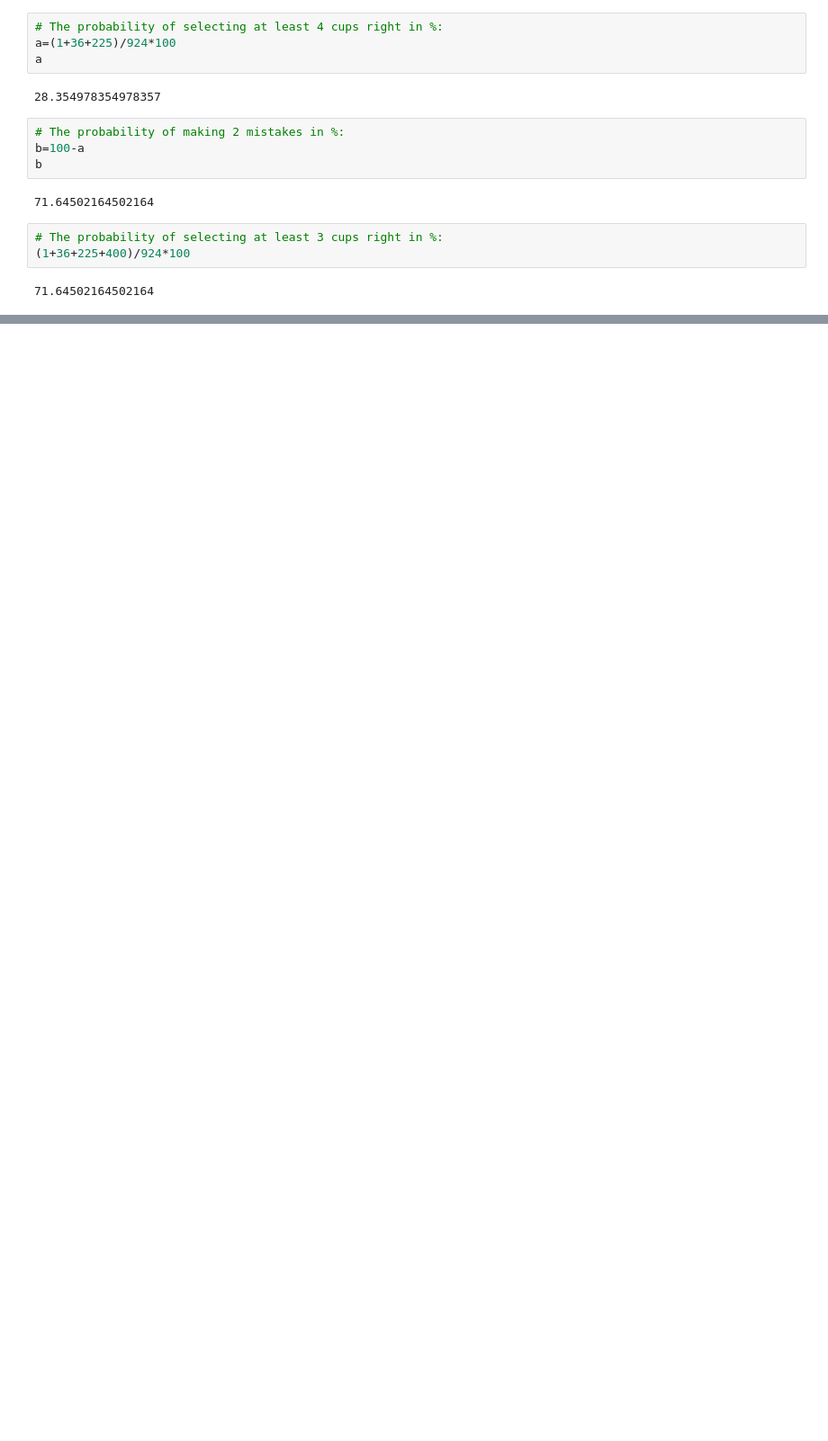
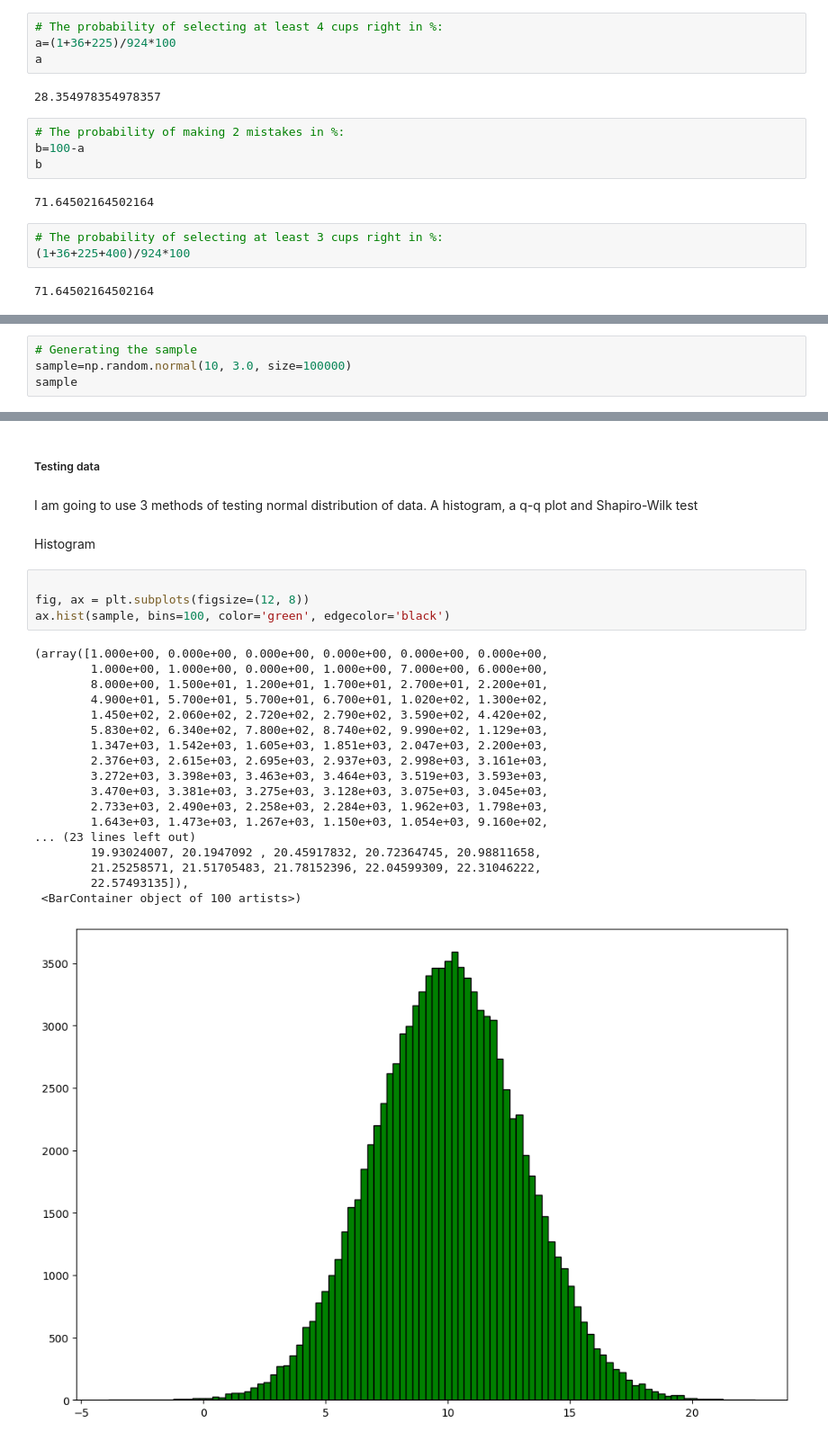
Before and after one commit to lmacakova/applied_statistics, a Jupyter notebook: applied_statistics_assessment.ipynb, the cells around one changed output, grey strips where cells are left out. Shown: that part at 90% size. Drawn from its saved outputs; the diff is of its cells as text; blank space fills up the shorter version.

```diff
--- a/applied_statistics_assessment.ipynb
+++ b/applied_statistics_assessment.ipynb
@@ -148,0 +150,4 @@ I would rather not accept 2 mistakes as probability is as high as just to guess
+# %%
+# Generating the sample
+sample=np.random.normal(10, 3.0, size=100000)
+sample
@@ -148,0 +168,30 @@ I would rather not accept 2 mistakes as probability is as high as just to guess
+# %% [markdown]
+##### Testing data
+# %% [markdown]
+I am going to use 3 methods of testing normal distribution of data.
+A histogram, a q-q plot and Shapiro-Wilk test
+# %% [markdown]
+Histogram
+# %%
+
+fig, ax = plt.subplots(figsize=(12, 8))
+ax.hist(sample, bins=100, color='green', edgecolor='black')
+# %% [output]
+(array([1.000e+00, 0.000e+00, 0.000e+00, 0.000e+00, 0.000e+00, 0.000e+00,
+        1.000e+00, 1.000e+00, 0.000e+00, 1.000e+00, 7.000e+00, 6.000e+00,
+        8.000e+00, 1.500e+01, 1.200e+01, 1.700e+01, 2.700e+01, 2.200e+01,
+        4.900e+01, 5.700e+01, 5.700e+01, 6.700e+01, 1.020e+02, 1.300e+02,
+        1.450e+02, 2.060e+02, 2.720e+02, 2.790e+02, 3.590e+02, 4.420e+02,
+        5.830e+02, 6.340e+02, 7.800e+02, 8.740e+02, 9.990e+02, 1.129e+03,
+        1.347e+03, 1.542e+03, 1.605e+03, 1.851e+03, 2.047e+03, 2.200e+03,
+        2.376e+03, 2.615e+03, 2.695e+03, 2.937e+03, 2.998e+03, 3.161e+03,
+        3.272e+03, 3.398e+03, 3.463e+03, 3.464e+03, 3.519e+03, 3.593e+03,
+        3.470e+03, 3.381e+03, 3.275e+03, 3.128e+03, 3.075e+03, 3.045e+03,
+        2.733e+03, 2.490e+03, 2.258e+03, 2.284e+03, 1.962e+03, 1.798e+03,
+        1.643e+03, 1.473e+03, 1.267e+03, 1.150e+03, 1.054e+03, 9.160e+02,
+... (23 lines left out)
+        19.93024007, 20.1947092 , 20.45917832, 20.72364745, 20.98811658,
+        21.25258571, 21.51705483, 21.78152396, 22.04599309, 22.31046222,
+        22.57493135]),
+ <BarContainer object of 100 artists>)
+[figure, added]
```
Also changed, not shown: parts of 23 cells of this notebook, 2 other files.
